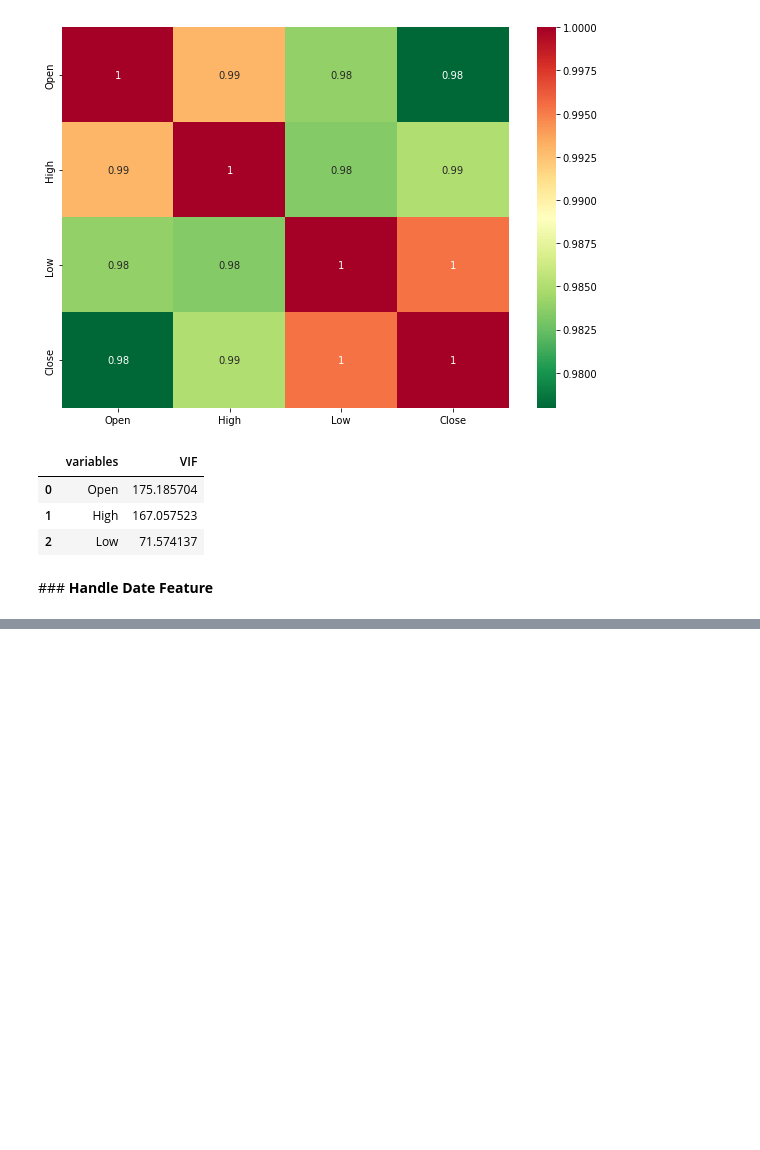
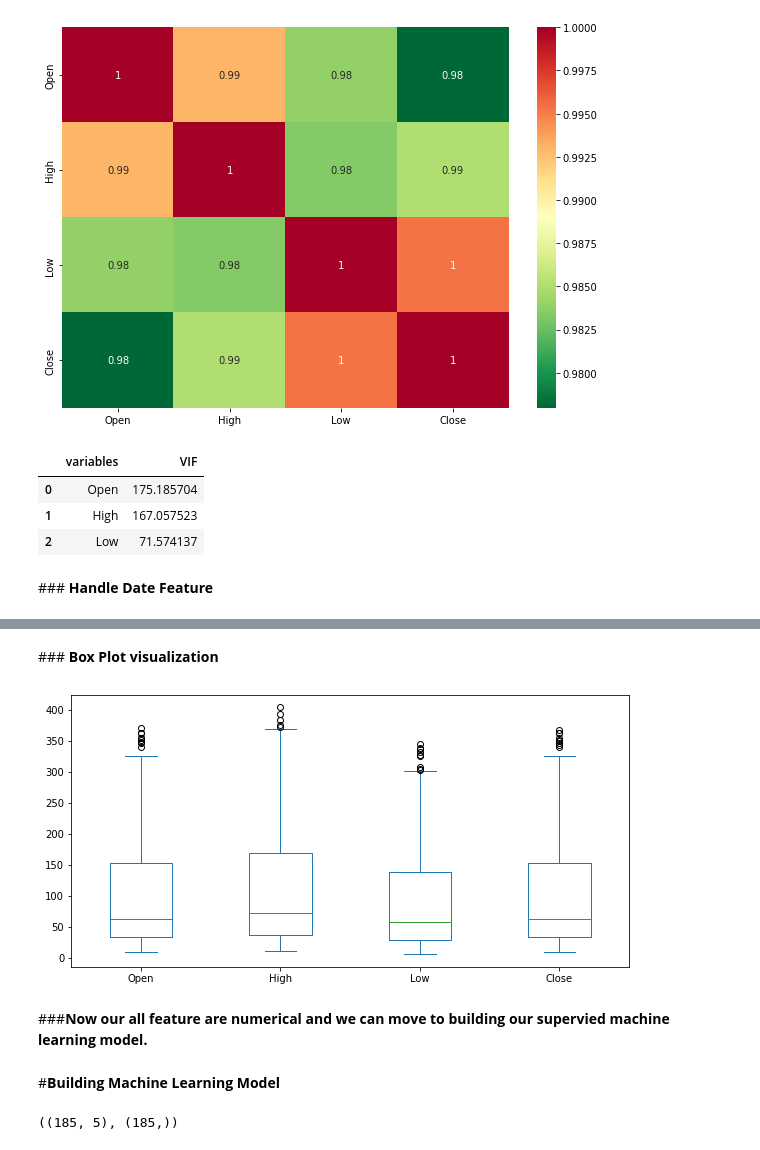
Before and after one commit to Developer-AD/Yes_Bank_Price_Prediction, a Jupyter notebook: Yes_Bank_Price_Prediction.ipynb, the cells around one changed output, grey strips where cells are left out. Cells and saved outputs as stored; diff of their text form; code cells hidden in the pictures; blank space fills up the shorter version.

```diff
--- a/Yes_Bank_Price_Prediction.ipynb
+++ b/Yes_Bank_Price_Prediction.ipynb
@@ -181,0 +267,12 @@ yes_bank['Date']=pd.to_datetime(yes_bank['Date'], format = '%b-%y')
+# %% [markdown]
+###<b> Box Plot visualization</b>
+# %%
+# Check for outliers
+yes_bank[['Open', 'High', 'Low', 'Close']].plot(kind='box',figsize=(10,5))
+plt.show()
+# %% [output]
+[figure, added]
+# %% [markdown]
+###<b>Now our all feature are numerical and we can move to building our supervied machine learning model.</b>
+# %% [markdown]
+#<b>Building Machine Learning Model</b>
@@ -181,0 +283,5 @@ yes_bank['Date']=pd.to_datetime(yes_bank['Date'], format = '%b-%y')
+# %%
+# Check shape of dependent and independent variable
+X.shape, y.shape
+# %% [output]
+((185, 5), (185,))
```
Also changed, not shown: parts of 62 cells of this notebook.
